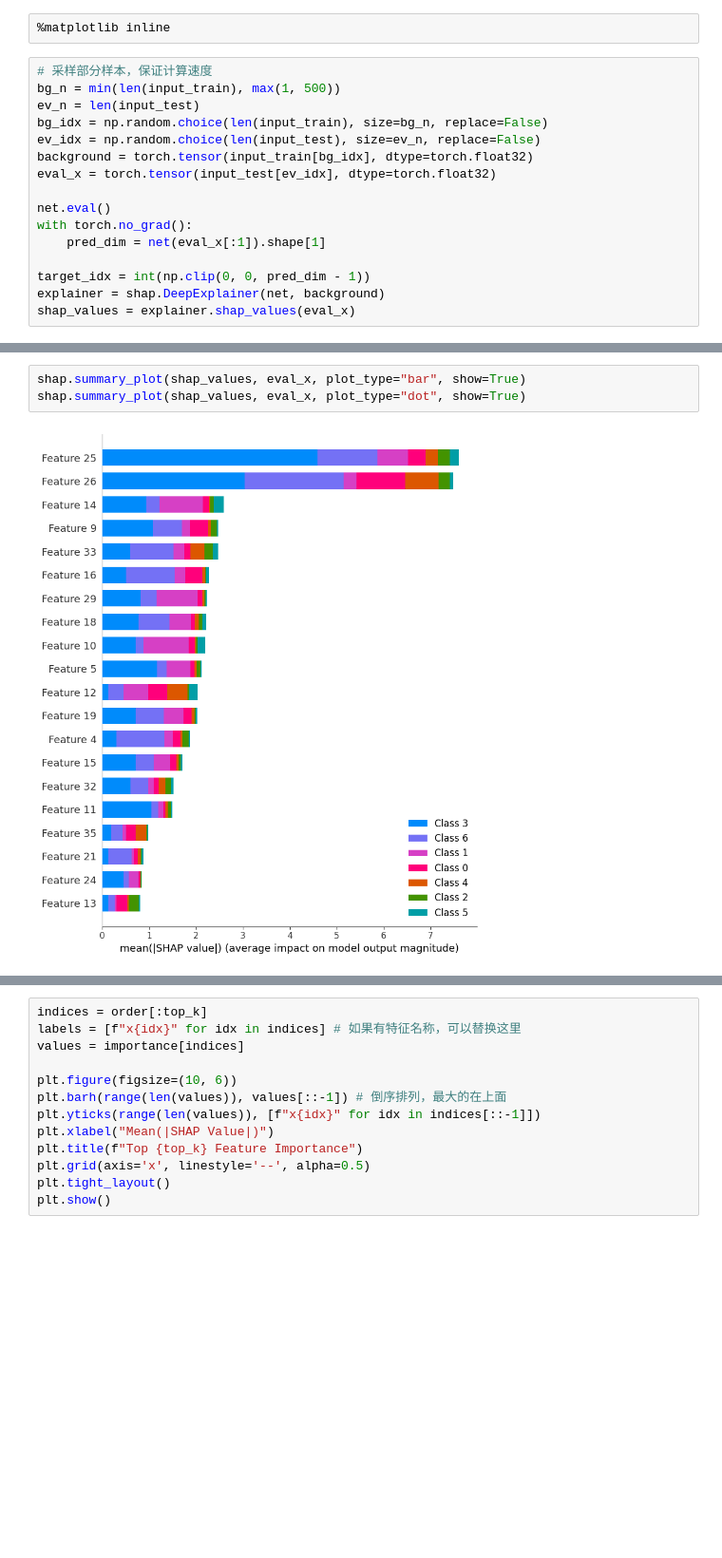
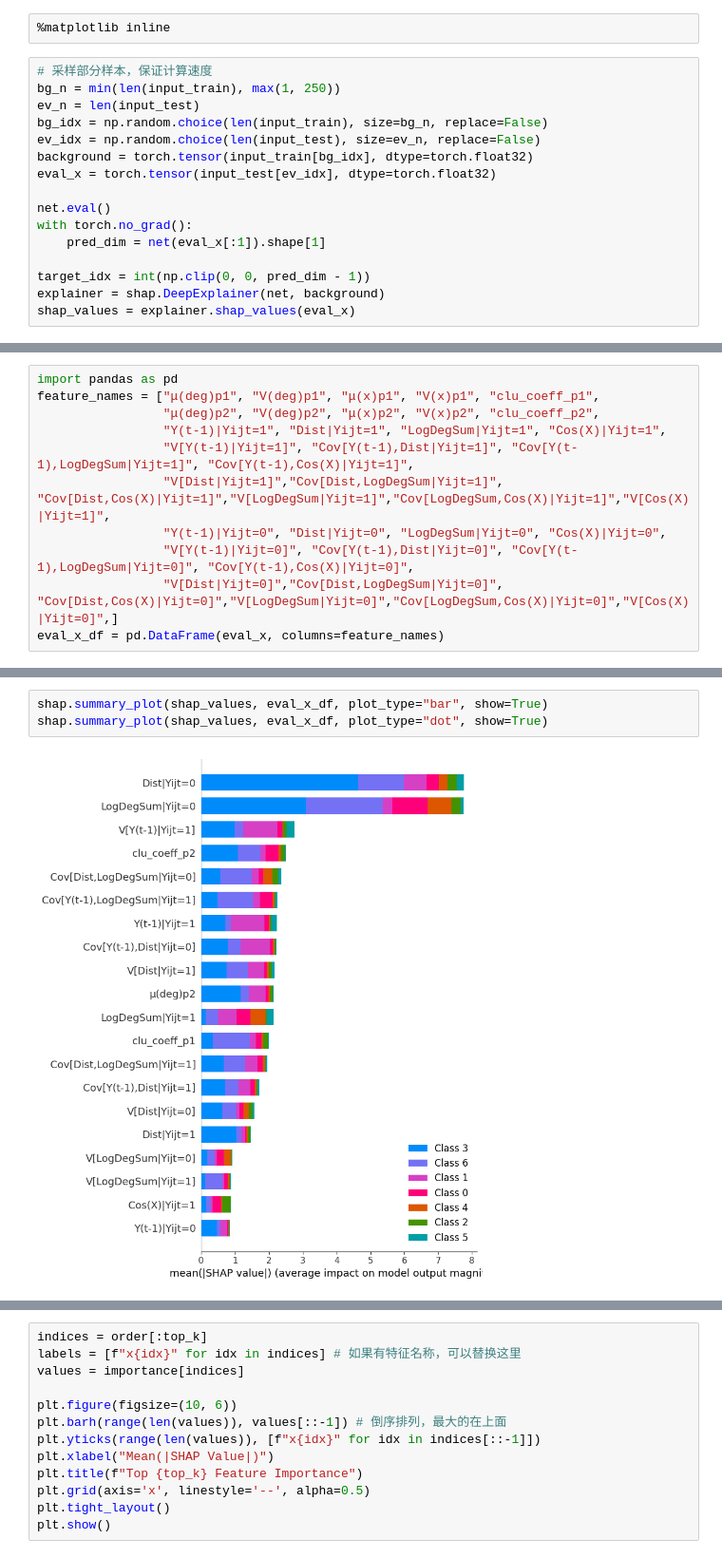
Before and after one commit to ZaccWu/NetworkNNE, a Jupyter notebook: _code_check.ipynb, the cells around one changed output, grey strips where cells are left out. Shown at 95% size. Saved outputs shown, nothing was run; the diff lists cells and outputs as text; blank space fills up the shorter version.

```diff
--- a/_code_check.ipynb
+++ b/_code_check.ipynb
@@ -164,7 +164,7 @@ Epoch 100/100, Train Loss: 0.0239, Val Loss: 0.1399
 %matplotlib inline
 # %%
 # 采样部分样本，保证计算速度
-bg_n = min(len(input_train), max(1, 500))
+bg_n = min(len(input_train), max(1, 250))
 ev_n = len(input_test)
 bg_idx = np.random.choice(len(input_train), size=bg_n, replace=False)
 ev_idx = np.random.choice(len(input_test), size=ev_n, replace=False)
@@ -213,0 +218,11 @@ SHAP feature importance (target output idx=0, top 15):
+# %%
+import pandas as pd
+feature_names = ["μ(deg)p1", "V(deg)p1", "μ(x)p1", "V(x)p1", "clu_coeff_p1",
+                 "μ(deg)p2", "V(deg)p2", "μ(x)p2", "V(x)p2", "clu_coeff_p2",
+                 "Y(t-1)|Yijt=1", "Dist|Yijt=1", "LogDegSum|Yijt=1", "Cos(X)|Yijt=1",
+                 "V[Y(t-1)|Yijt=1]", "Cov[Y(t-1),Dist|Yijt=1]", "Cov[Y(t-1),LogDegSum|Yijt=1]", "Cov[Y(t-1),Cos(X)|Yijt=1]",
+                 "V[Dist|Yijt=1]","Cov[Dist,LogDegSum|Yijt=1]", "Cov[Dist,Cos(X)|Yijt=1]","V[LogDegSum|Yijt=1]","Cov[LogDegSum,Cos(X)|Yijt=1]","V[Cos(X)|Yijt=1]",
+                 "Y(t-1)|Yijt=0", "Dist|Yijt=0", "LogDegSum|Yijt=0", "Cos(X)|Yijt=0",
+                 "V[Y(t-1)|Yijt=0]", "Cov[Y(t-1),Dist|Yijt=0]", "Cov[Y(t-1),LogDegSum|Yijt=0]", "Cov[Y(t-1),Cos(X)|Yijt=0]",
+                 "V[Dist|Yijt=0]","Cov[Dist,LogDegSum|Yijt=0]", "Cov[Dist,Cos(X)|Yijt=0]","V[LogDegSum|Yijt=0]","Cov[LogDegSum,Cos(X)|Yijt=0]","V[Cos(X)|Yijt=0]",]
+eval_x_df = pd.DataFrame(eval_x, columns=feature_names)
@@ -214,5 +260,5 @@ SHAP feature importance (target output idx=0, top 15):
 # %%
-shap.summary_plot(shap_values, eval_x, plot_type="bar", show=True)
-shap.summary_plot(shap_values, eval_x, plot_type="dot", show=True)
+shap.summary_plot(shap_values, eval_x_df, plot_type="bar", show=True)
+shap.summary_plot(shap_values, eval_x_df, plot_type="dot", show=True)
 # %% [output]
-[figure, old version]
+[figure, new version]
```
Also changed, not shown: parts of 4 cells of this notebook, 3 other files.
